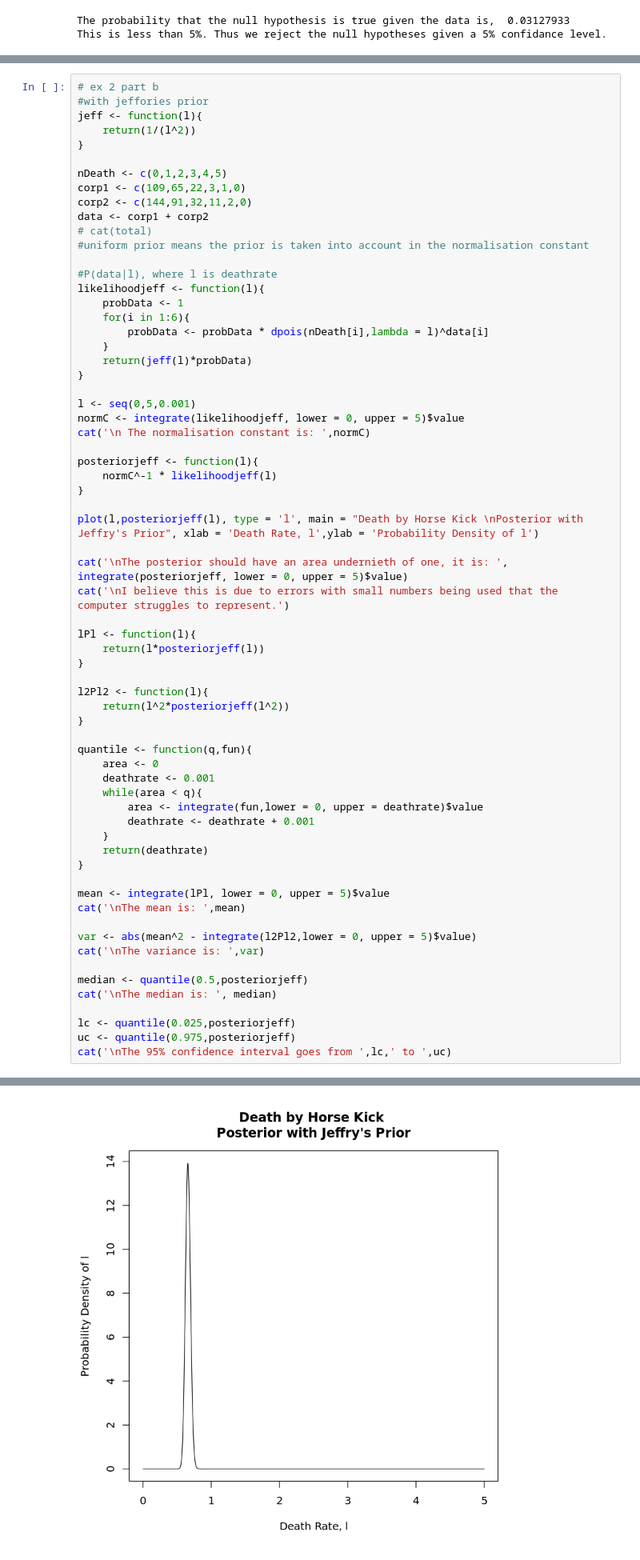
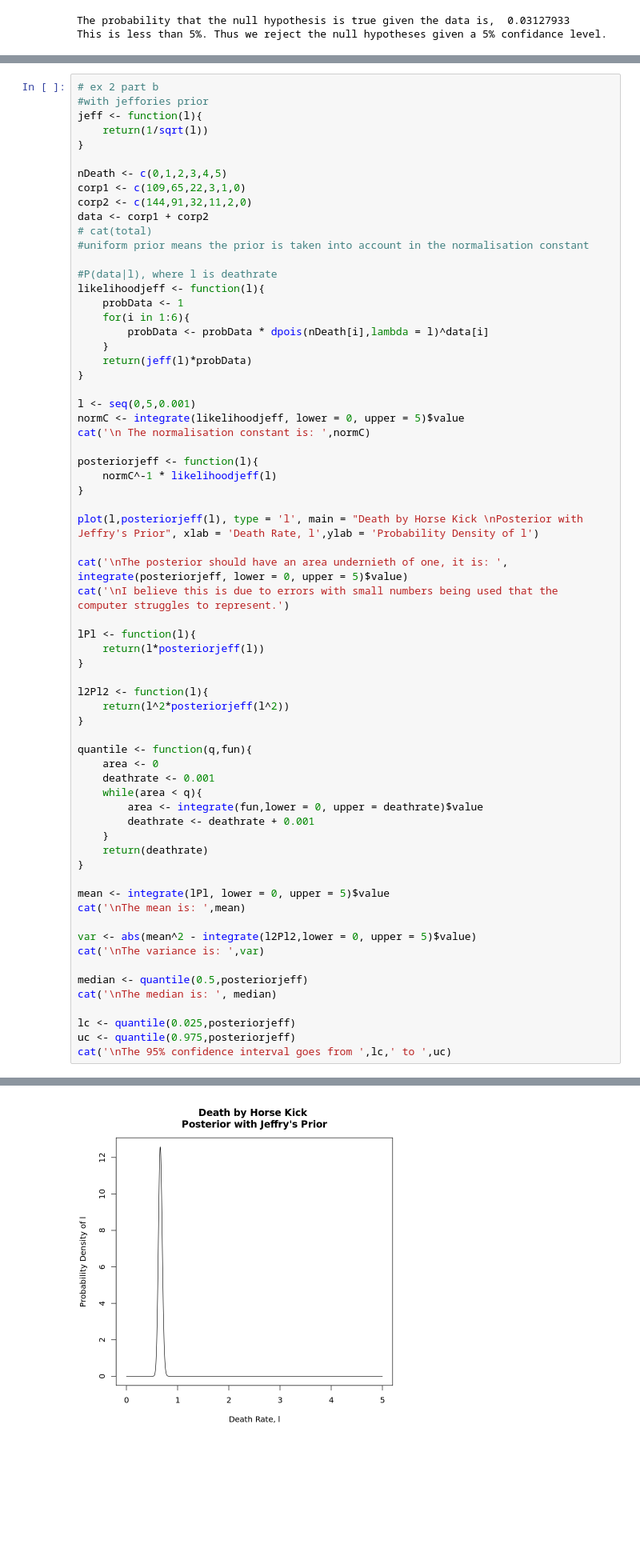
Before and after one commit to DanHarJor/UNIPD_AdvancedStatistics_Rhomework, a Jupyter notebook: home6/2046804_Daniel_homework6.ipynb, the cells around one changed output, grey strips where cells are left out. Shown at 80% size. Drawn from its saved outputs; the diff is of its cells as text; blank space fills up the shorter version.

```diff
--- a/home6/2046804_Daniel_homework6.ipynb
+++ b/home6/2046804_Daniel_homework6.ipynb
@@ -241,7 +241,7 @@ The 95% confidence interval goes from  0.593  to  0.706
 # ex 2 part b
 #with jeffories prior
 jeff <- function(l){
-    return(1/(l^2))
+    return(1/sqrt(l))
 }
 
 nDeath <- c(0,1,2,3,4,5)
@@ -314,4 +314,4 @@ The 95% confidence interval goes from  0.588  to  0.687
-[figure, old version]
+[figure, new version]
 # %% [markdown]
 # Exercise 3
 • A study on water quality of streams, a high level of bacter X was defined as a level greater than 100 per 100 ml of stream water. n = 116 samples were taken from streams having a high environmental impact on pandas. Out of these, y = 11 had a high bacter X level.
```
Also changed, not shown: parts of 17 cells of this notebook, 2 other files.
